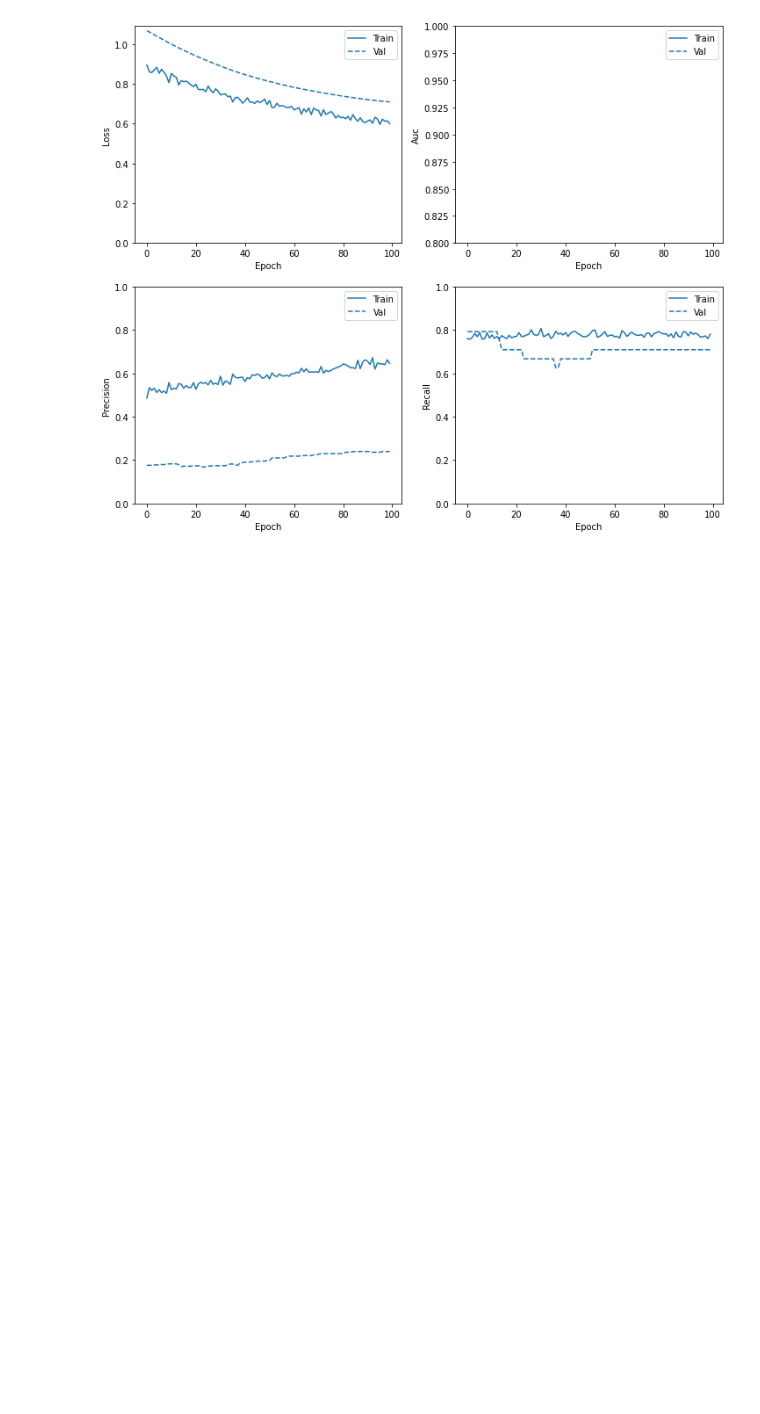
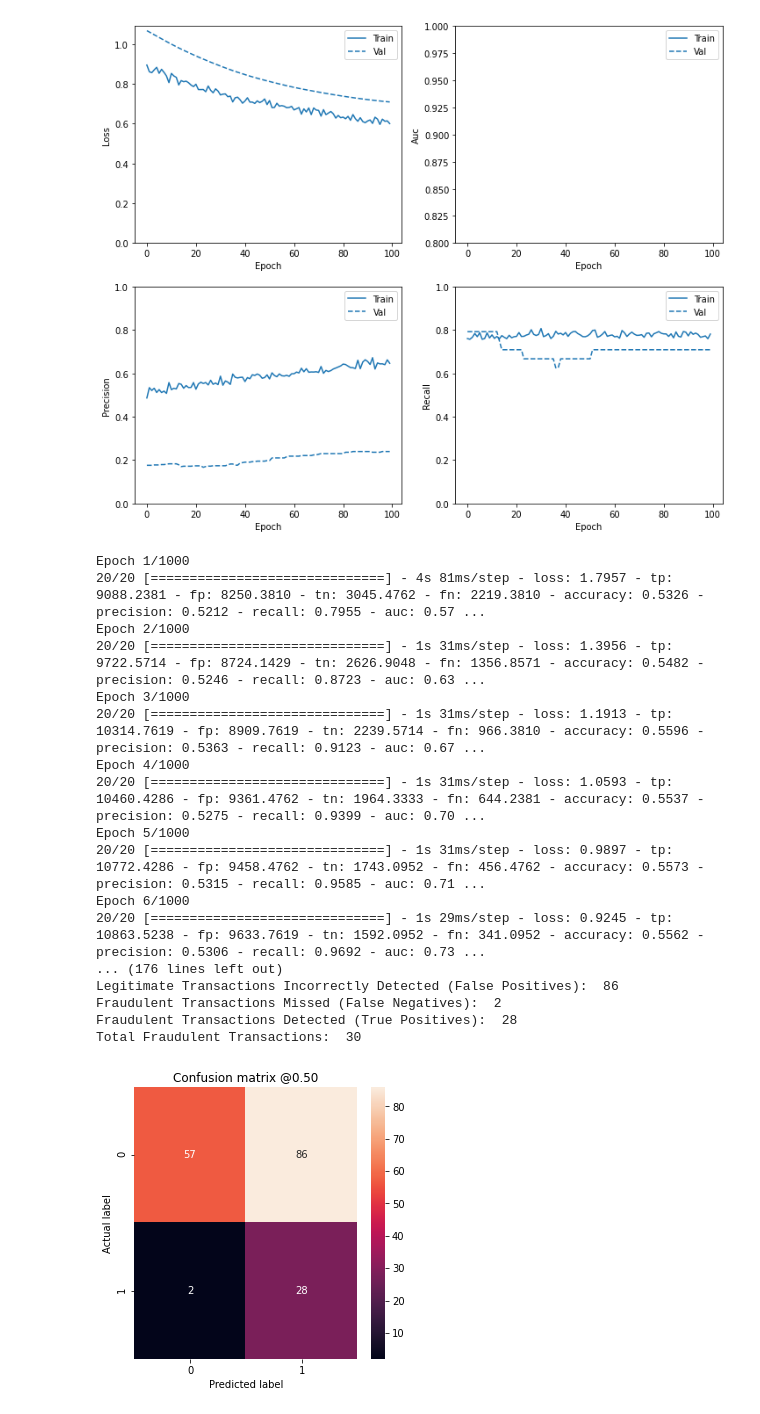
Before and after one commit to AlexAlexeyuk/Alexander.Alexeyuk, a Jupyter notebook: ML_implementation_stacked.ipynb, the cells around one changed output. Saved outputs shown, nothing was run; the diff lists cells and outputs as text; code cells hidden in the pictures; blank space fills up the shorter version.

```diff
--- a/ML_implementation_stacked.ipynb
+++ b/ML_implementation_stacked.ipynb
@@ -1018,32 +1018,51 @@ plot_metrics(resampled_history)
 # %%
 tf.random.set_seed(1234)
 resampled_model = make_model()
 resampled_model.load_weights(initial_weights)
 
 # Reset the bias to zero, since this dataset is balanced.
 output_layer = resampled_model.layers[-1]
 output_layer.bias.assign([0])
 
 resampled_history = resampled_model.fit(
     resampled_ds,
     # These are not real epochs
     steps_per_epoch=20,
     epochs=10*EPOCHS,
     callbacks=[early_stopping],
     validation_data=(val_ds),
-    class_weight={0:.49, 1:6} ##{0:.5, 1:6}{0:.4, 1:6}
+    class_weight={0:.5, 1:6.0011} ##{0:.5, 1:6}{0:.4, 1:6}
     )
 
 train_predictions_resampled = resampled_model.predict(train_features, batch_size=BATCH_SIZE)
 test_predictions_resampled = resampled_model.predict(np.array(X_test), batch_size=BATCH_SIZE)
 valid_predictions_resampled = resampled_model.predict(np.array(X_val), batch_size=BATCH_SIZE)
 resampled_results = resampled_model.evaluate(test_features, test_labels,
                                              batch_size=BATCH_SIZE, verbose=0)
 for name, value in zip(resampled_model.metrics_names, resampled_results):
   print(name, ': ', value)
 print()
 
 plot_cm(test_labels, test_predictions_resampled)
+# %% [output]
+Epoch 1/1000
+20/20 [==============================] - 4s 81ms/step - loss: 1.7957 - tp: 9088.2381 - fp: 8250.3810 - tn: 3045.4762 - fn: 2219.3810 - accuracy: 0.5326 - precision: 0.5212 - recall: 0.7955 - auc: 0.57 ...
+Epoch 2/1000
+20/20 [==============================] - 1s 31ms/step - loss: 1.3956 - tp: 9722.5714 - fp: 8724.1429 - tn: 2626.9048 - fn: 1356.8571 - accuracy: 0.5482 - precision: 0.5246 - recall: 0.8723 - auc: 0.63 ...
+Epoch 3/1000
+20/20 [==============================] - 1s 31ms/step - loss: 1.1913 - tp: 10314.7619 - fp: 8909.7619 - tn: 2239.5714 - fn: 966.3810 - accuracy: 0.5596 - precision: 0.5363 - recall: 0.9123 - auc: 0.67 ...
+Epoch 4/1000
+20/20 [==============================] - 1s 31ms/step - loss: 1.0593 - tp: 10460.4286 - fp: 9361.4762 - tn: 1964.3333 - fn: 644.2381 - accuracy: 0.5537 - precision: 0.5275 - recall: 0.9399 - auc: 0.70 ...
+Epoch 5/1000
+20/20 [==============================] - 1s 31ms/step - loss: 0.9897 - tp: 10772.4286 - fp: 9458.4762 - tn: 1743.0952 - fn: 456.4762 - accuracy: 0.5573 - precision: 0.5315 - recall: 0.9585 - auc: 0.71 ...
+Epoch 6/1000
+20/20 [==============================] - 1s 29ms/step - loss: 0.9245 - tp: 10863.5238 - fp: 9633.7619 - tn: 1592.0952 - fn: 341.0952 - accuracy: 0.5562 - precision: 0.5306 - recall: 0.9692 - auc: 0.73 ...
+... (176 lines left out)
+Legitimate Transactions Incorrectly Detected (False Positives):  86
+Fraudulent Transactions Missed (False Negatives):  2
+Fraudulent Transactions Detected (True Positives):  28
+Total Fraudulent Transactions:  30
+[figure, added]
 # %%
 plot_cm(Y_val, valid_predictions_resampled)
 # %% [output]
```
Also changed, not shown: parts of 5 cells of this notebook.
